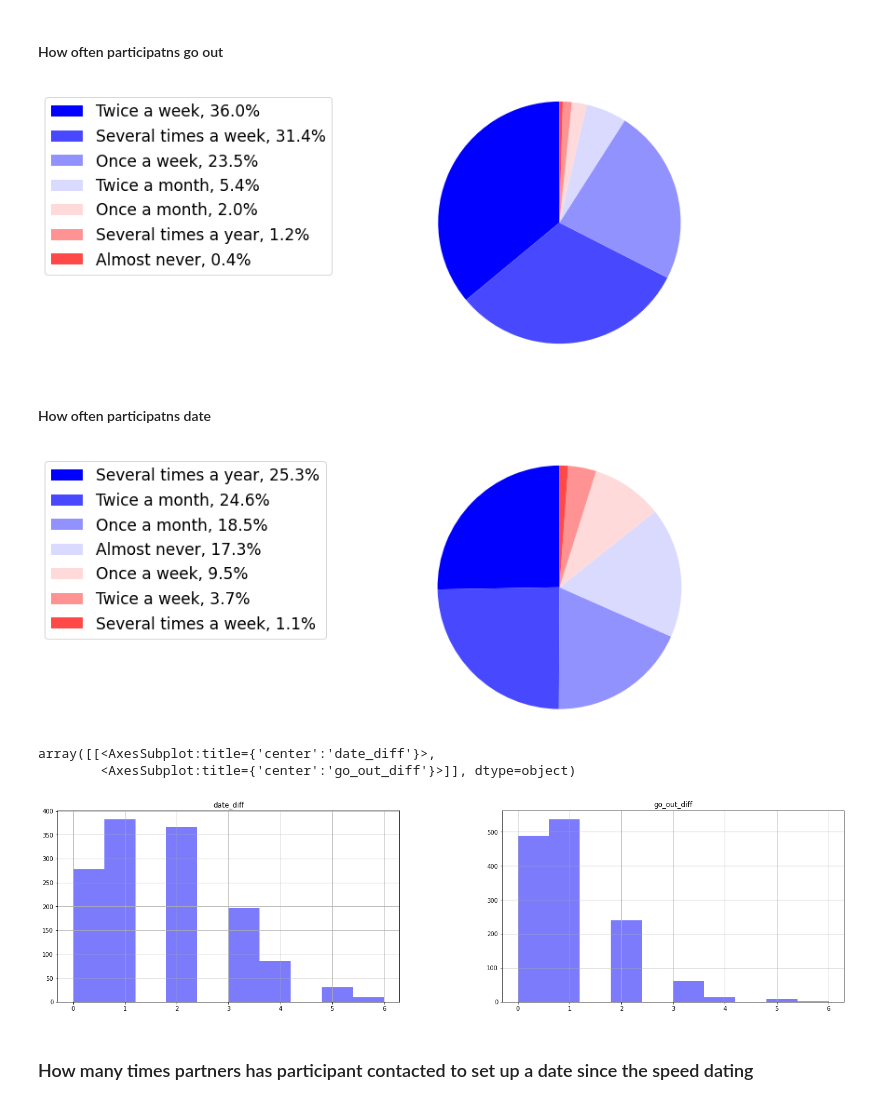
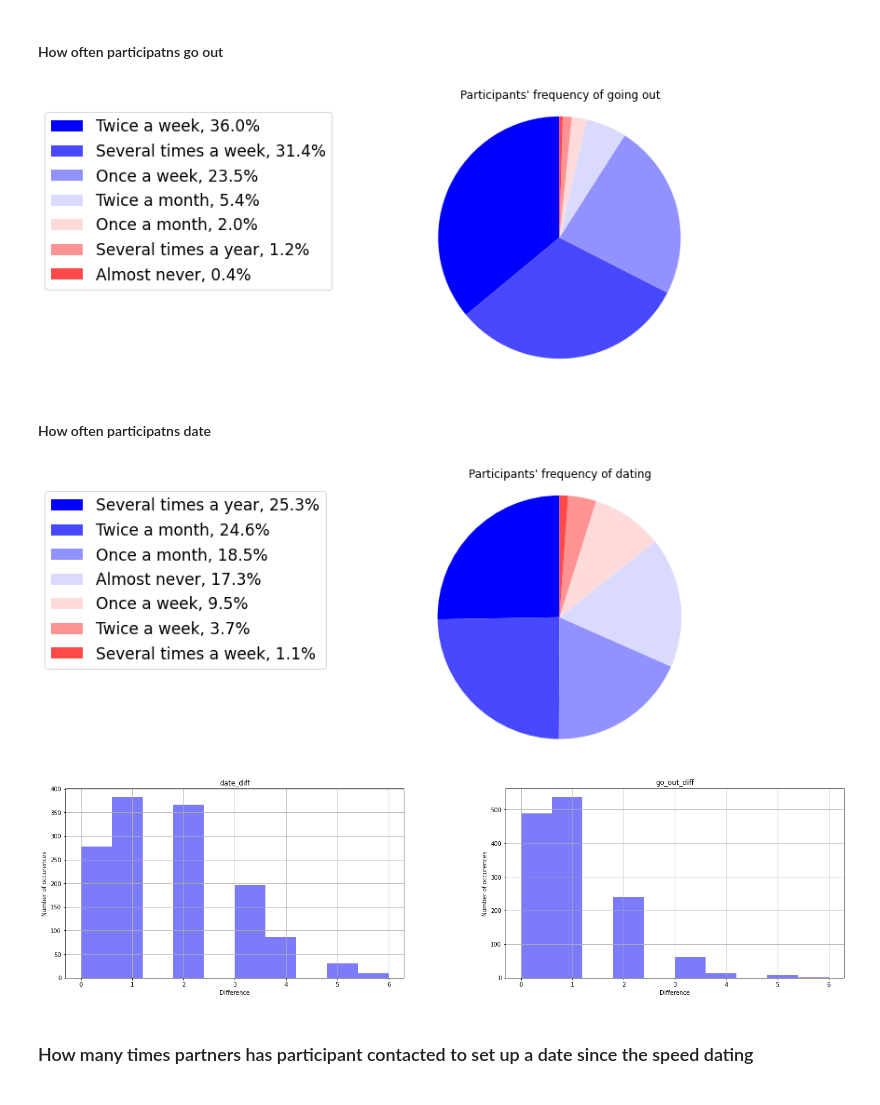
Before and after one commit to JozifekSVK/OZNAL, a Jupyter notebook: EDA.ipynb, the cells around one changed output. Cells and saved outputs as stored; diff of their text form; code cells hidden in the pictures.

```diff
--- a/EDA.ipynb
+++ b/EDA.ipynb
@@ -210,5 +219,5 @@ plt.show()
 # %%
-def advanced_pie_chart(data, labels, fig_size):
+def advanced_pie_chart(data, title, labels, fig_size):
     fig1, ax1 = plt.subplots(figsize = fig_size)
     fig1.subplots_adjust(0.3, 0, 1, 1)
 
@@ -229,6 +238,8 @@ def advanced_pie_chart(data, labels, fig_size):
         bbox_transform=fig1.transFigure
     )
 
+    plt.title(title)
+
     plt.show()
 # %% [markdown]
 ### Participants' career
@@ -281,14 +275,14 @@ advanced_pie_chart(goals, labels, (12, 4))
 # %%
 go_out_frequency = np.array(df['go_out'].value_counts().sort_index())
 
 labels = ['Several times a week', 'Twice a week', 'Once a week', 'Twice a month', 'Once a month', 'Several times a year',
           'Almost never']
 
 go_out = pd.Series(go_out_frequency, labels).sort_values(ascending=False)
 
-advanced_pie_chart(go_out, go_out.index, (12, 4))
+advanced_pie_chart(go_out, 'Participants\' frequency of going out', go_out.index, (12, 4))
 # %% [output]
-[figure, old version]
+[figure, new version]
 # %% [markdown]
 #### How often participatns date
 # %%
@@ -296,20 +290,22 @@ date_frequency = np.array(df['date'].value_counts().sort_index())
 
 date = pd.Series(date_frequency, labels).sort_values(ascending=False)
 
-advanced_pie_chart(date, date.index, (12, 4))
+advanced_pie_chart(date, 'Participants\' frequency of dating', date.index, (12, 4))
 # %% [output]
-[figure, old version]
+[figure, new version]
 # %%
 matched_df['date_diff'] = abs(matched_df['date'] - matched_df['date_partners'])
 matched_df['go_out_diff'] = abs(matched_df['go_out'] - matched_df['go_out_partners'])
 # %%
-matched_df[[
+plot = matched_df[[
     'date_diff', 'go_out_diff'
 ]].hist(figsize=(24, 6), color = purple)
+
+for ax in plot.flatten():
+    ax.set_xlabel("Difference")
+    ax.set_ylabel("Number of occurences")
 # %% [output]
-array([[<AxesSubplot:title={'center':'date_diff'}>,
-        <AxesSubplot:title={'center':'go_out_diff'}>]], dtype=object)
-[figure, old version]
+[figure, new version]
 # %% [markdown]
 ### How many times partners has participant contacted to set up a date since the speed dating
 # %%
```
Also changed, not shown: parts of 27 cells of this notebook.
